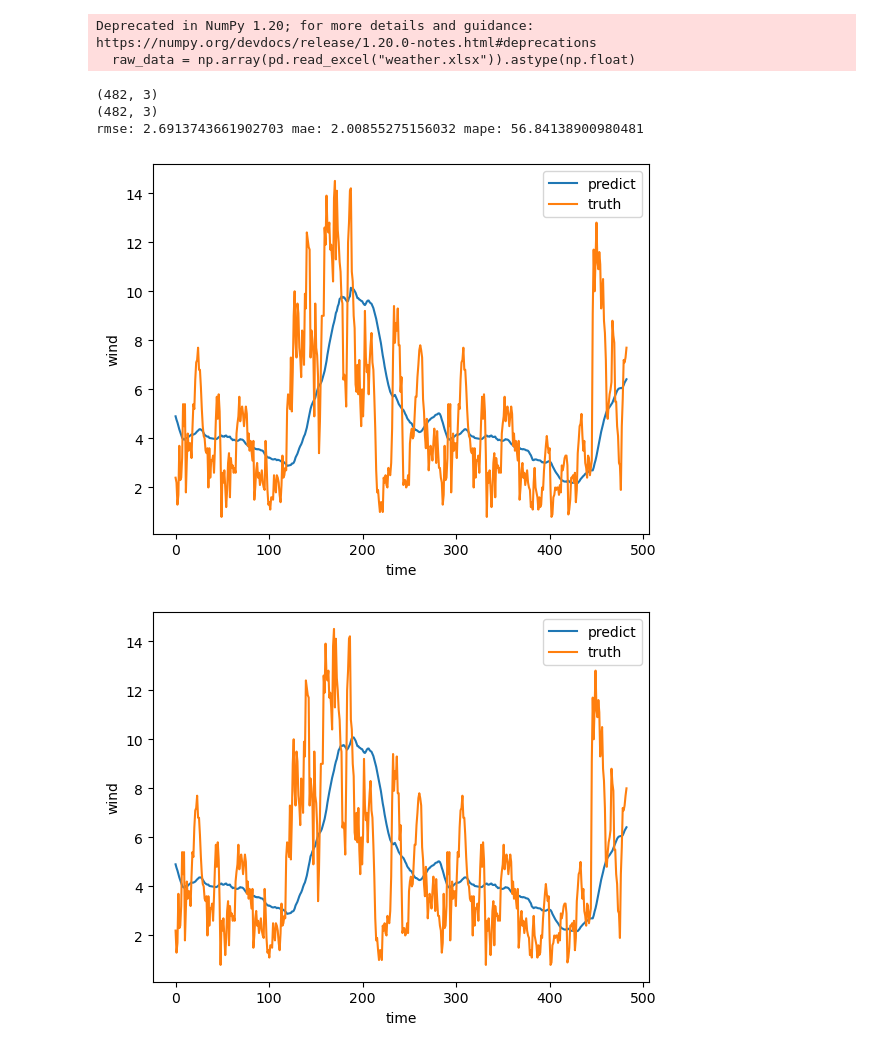
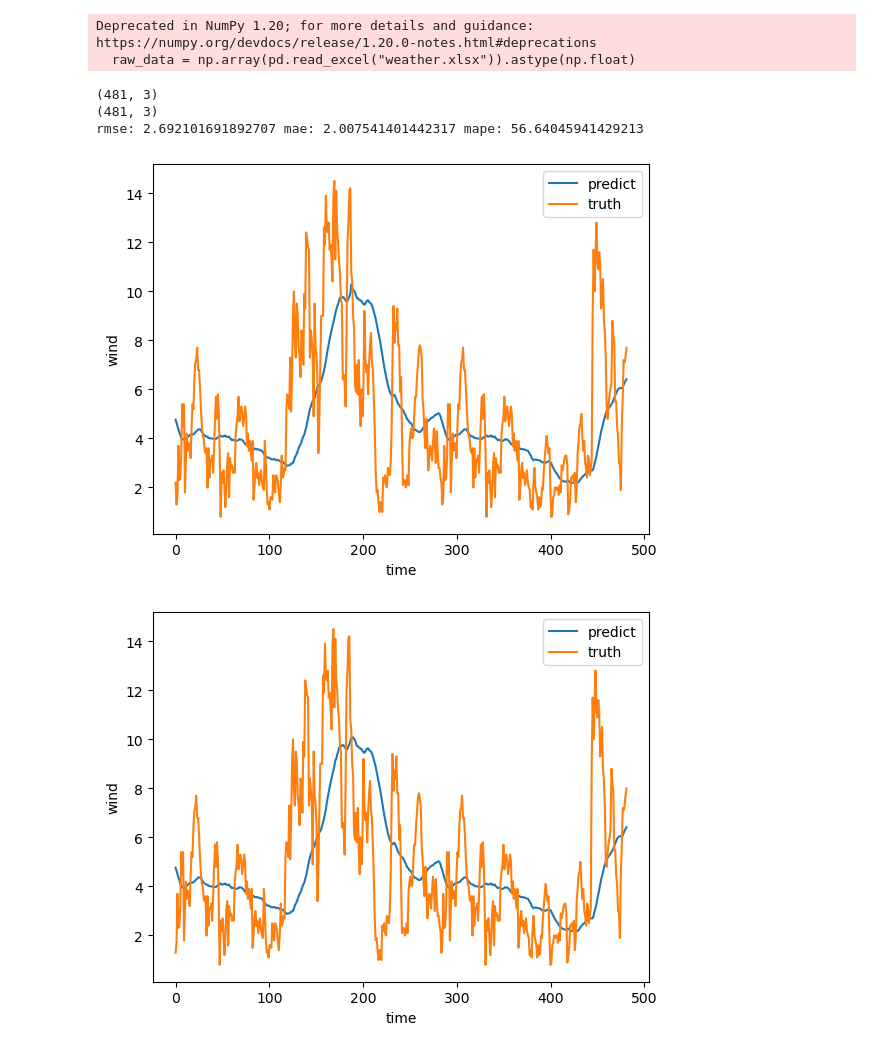
Before and after one commit to HatcherRobotics/intelligent-information-processing, a Jupyter notebook: Chapter8-RNN/jupyter_notebook/wind_svm.ipynb, the cells around one changed output. Saved outputs shown, nothing was run; the diff lists cells and outputs as text; code cells hidden in the pictures.

```diff
--- a/Chapter8-RNN/jupyter_notebook/wind_svm.ipynb
+++ b/Chapter8-RNN/jupyter_notebook/wind_svm.ipynb
@@ -9,8 +9,8 @@ raw_data = np.array(pd.read_excel("weather.xlsx")).astype(np.float)
 Deprecated in NumPy 1.20; for more details and guidance: https://numpy.org/devdocs/release/1.20.0-notes.html#deprecations
   raw_data = np.array(pd.read_excel("weather.xlsx")).astype(np.float)
 # %%
-x = np.array([i for i in range(raw_data.shape[0])]).reshape(-1,1)
-y = raw_data[:,1].reshape(-1,1)
+x = np.array([i for i in range(raw_data.shape[0]-1)]).reshape(-1,1)
+y = raw_data[1:,5].reshape(-1,1)
 # %%
 svr_rbf = SVR(kernel="rbf", C=100, gamma=0.1, epsilon=0.1)
 # %%
@@ -45,26 +45,26 @@ def visulization(y_predict,y_true):
 # %%
 def predict(x,y,window_size,predict_step,func,eval,visulization):
     predict = []
     test = []
-    for i in range(x.shape[0]-window_size-predict_step+1):
+    for i in range(1,x.shape[0]-window_size-predict_step+1):
         temp_train_x = raw_data[i:i+window_size,:]
         temp_train_y = y[i:i+window_size]
         temp_test_x = raw_data[i+window_size:i+window_size+predict_step,:]
         temp_test_y = y[i+window_size:i+window_size+predict_step]
         temp_predict = func.fit(temp_train_x,temp_train_y.reshape(-1)).predict(temp_test_x)
         predict.append(temp_predict)
         test.append(temp_test_y)
     predict = np.array(predict).squeeze()
     test = np.array(test).squeeze()
     print(predict.shape)
     print(test.shape)
     [rmse, mae, mape] = eval(test,predict)
     print("rmse:",rmse,"mae:",mae,"mape:",mape)
     visulization(predict,test)
 predict(x,y,50,3,svr_rbf,eval,visulization)
 # %% [output]
-(482, 3)
-(482, 3)
-rmse: 2.6913743661902703 mae: 2.00855275156032 mape: 56.84138900980481
+(481, 3)
+(481, 3)
+rmse: 2.692101691892707 mae: 2.007541401442317 mape: 56.64045941429213
-[figure, old version]
+[figure, new version]
-[figure, old version]
+[figure, new version]
```
Also changed, not shown: parts of 1 cell of this notebook, 34 other files.
